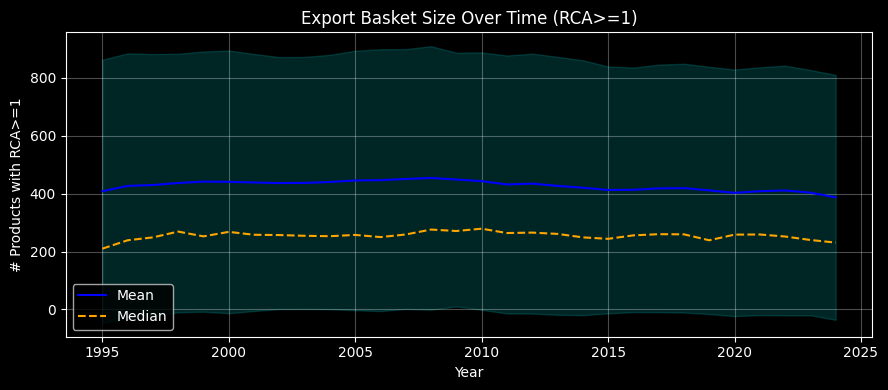
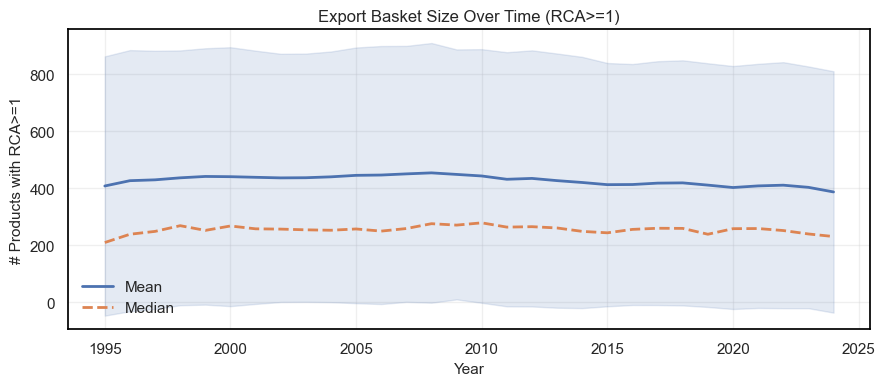
The notebook cell's code change between the first figure and the second:
--- before
+++ after
@@ -3,7 +3,7 @@
                 basket_agg["mean"] - basket_agg["std"],
                 basket_agg["mean"] + basket_agg["std"],
-                alpha=0.15, color="cyan")
-ax.plot(basket_agg["year"], basket_agg["mean"], color="blue", label="Mean")
-ax.plot(basket_agg["year"], basket_agg["median"], color="orange", linestyle="--", label="Median")
+                alpha=0.15, color=blue)
+ax.plot(basket_agg["year"], basket_agg["mean"], color=blue, label="Mean", linewidth=2)
+ax.plot(basket_agg["year"], basket_agg["median"], color=orange, linestyle="--", label="Median", linewidth=2)
 ax.set_title("Export Basket Size Over Time (RCA>=1)")
 ax.set_xlabel("Year")

Commit: Added GNN refinement and results. Changed plot styles.